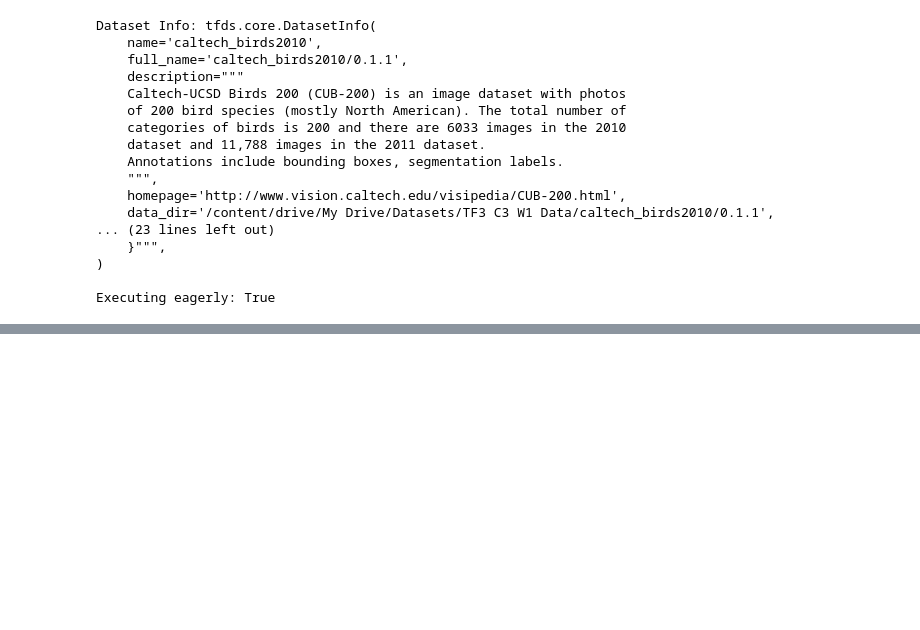
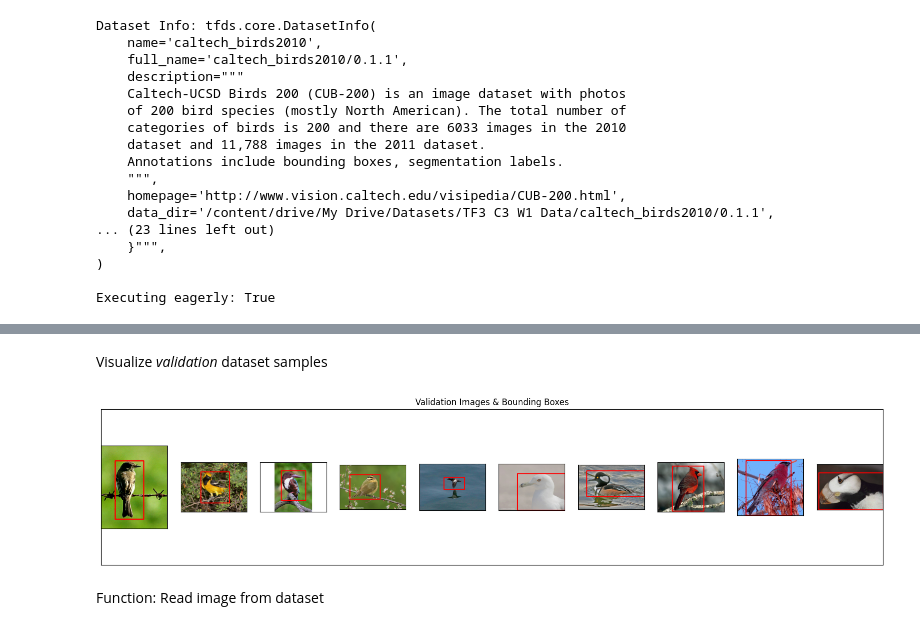
Before and after one commit to ricky-kiva/dl-deep-tf-cv-advanced, a Jupyter notebook: 1_a1_bboxes_birds_caltech.ipynb, the cells around one changed output, grey strips where cells are left out. Drawn from its saved outputs; the diff is of its cells as text; code cells hidden in the pictures; blank space fills up the shorter version.

```diff
--- a/1_a1_bboxes_birds_caltech.ipynb
+++ b/1_a1_bboxes_birds_caltech.ipynb
@@ -190,0 +205,12 @@ display_digits_with_boxes(images=np.array(viz_train_images),
+# %% [markdown]
+Visualize *validation* dataset samples
+# %%
+display_digits_with_boxes(images=np.array(viz_validation_images),
+                          pred_bboxes=np.array([]),
+                          bboxes=np.array(viz_validation_bboxes),
+                          iou=np.array([]),
+                          title="Validation Images & Bounding Boxes")
+# %% [output]
+[figure, added]
+# %% [markdown]
+Function: Read image from dataset
```
Also changed, not shown: parts of 53 cells of this notebook.
